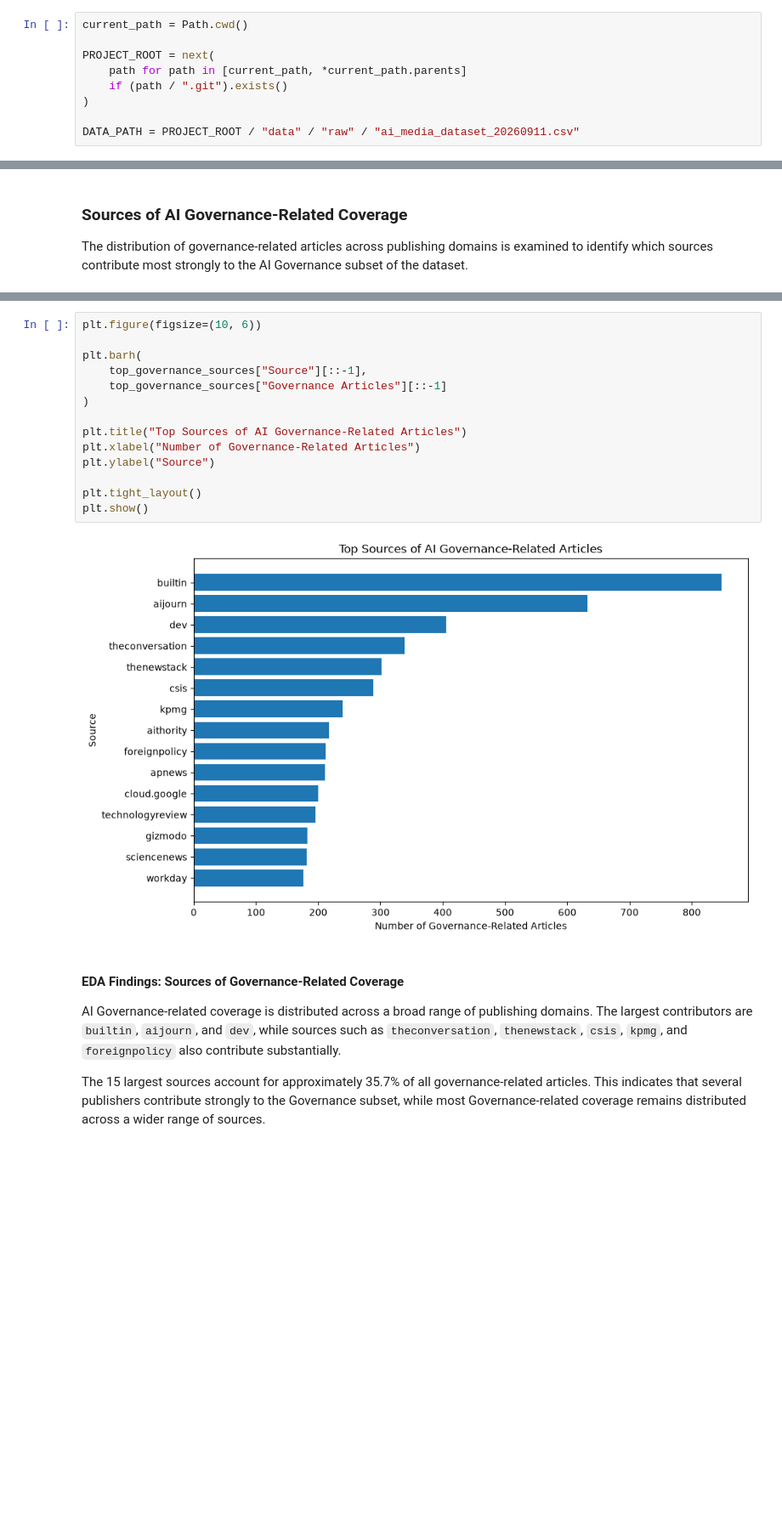
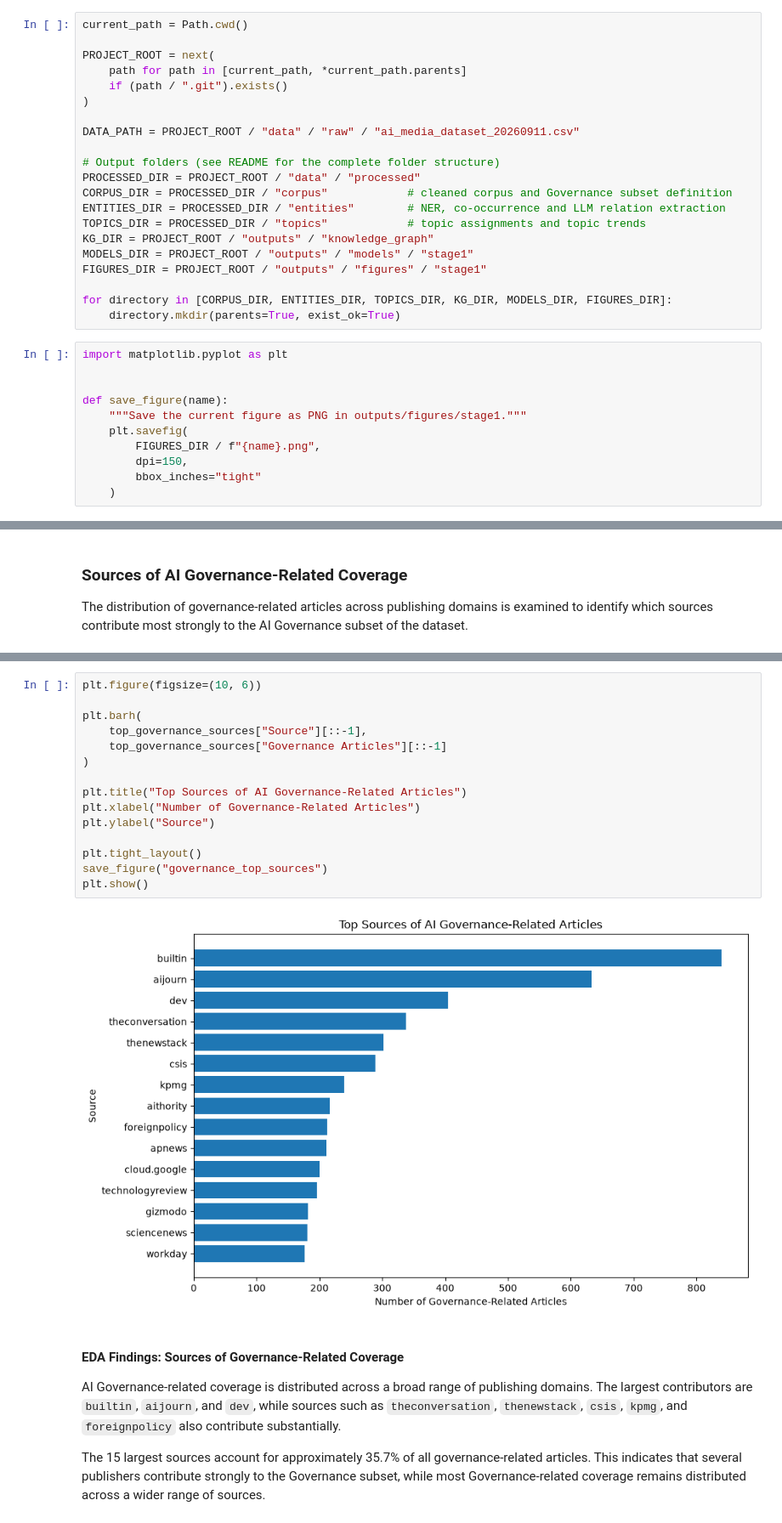
Before and after one commit to 341235/CTL, a Jupyter notebook: notebooks/stage1_ai_governance/Stage1_AI_Governance.ipynb, the cells around one changed output, grey strips where cells are left out. Shown at 85% size. Cells and saved outputs as stored; diff of their text form; blank space fills up the shorter version.

```diff
--- a/notebooks/stage1_ai_governance/Stage1_AI_Governance.ipynb
+++ b/notebooks/stage1_ai_governance/Stage1_AI_Governance.ipynb
@@ -26,6 +26,29 @@ PROJECT_ROOT = next(
 )
 
 DATA_PATH = PROJECT_ROOT / "data" / "raw" / "ai_media_dataset_20260911.csv"
+
+# Output folders (see README for the complete folder structure)
+PROCESSED_DIR = PROJECT_ROOT / "data" / "processed"
+CORPUS_DIR = PROCESSED_DIR / "corpus"            # cleaned corpus and Governance subset definition
+ENTITIES_DIR = PROCESSED_DIR / "entities"        # NER, co-occurrence and LLM relation extraction
+TOPICS_DIR = PROCESSED_DIR / "topics"            # topic assignments and topic trends
+KG_DIR = PROJECT_ROOT / "outputs" / "knowledge_graph"
+MODELS_DIR = PROJECT_ROOT / "outputs" / "models" / "stage1"
+FIGURES_DIR = PROJECT_ROOT / "outputs" / "figures" / "stage1"
+
+for directory in [CORPUS_DIR, ENTITIES_DIR, TOPICS_DIR, KG_DIR, MODELS_DIR, FIGURES_DIR]:
+    directory.mkdir(parents=True, exist_ok=True)
+# %%
+import matplotlib.pyplot as plt
+
+
+def save_figure(name):
+    """Save the current figure as PNG in outputs/figures/stage1."""
+    plt.savefig(
+        FIGURES_DIR / f"{name}.png",
+        dpi=150,
+        bbox_inches="tight"
+    )
 # %%
 path_summary = pd.DataFrame({
     "Item": [
@@ -2813,19 +2941,20 @@ display(
 # %%
 plt.figure(figsize=(10, 6))
 
 plt.barh(
     top_governance_sources["Source"][::-1],
     top_governance_sources["Governance Articles"][::-1]
 )
 
 plt.title("Top Sources of AI Governance-Related Articles")
 plt.xlabel("Number of Governance-Related Articles")
 plt.ylabel("Source")
 
 plt.tight_layout()
+save_figure("governance_top_sources")
 plt.show()
 # %% [output]
-[figure, old version]
+[figure, new version]
 # %% [markdown]
 #### EDA Findings: Sources of Governance-Related Coverage
 
```
Also changed, not shown: parts of 101 cells of this notebook.
